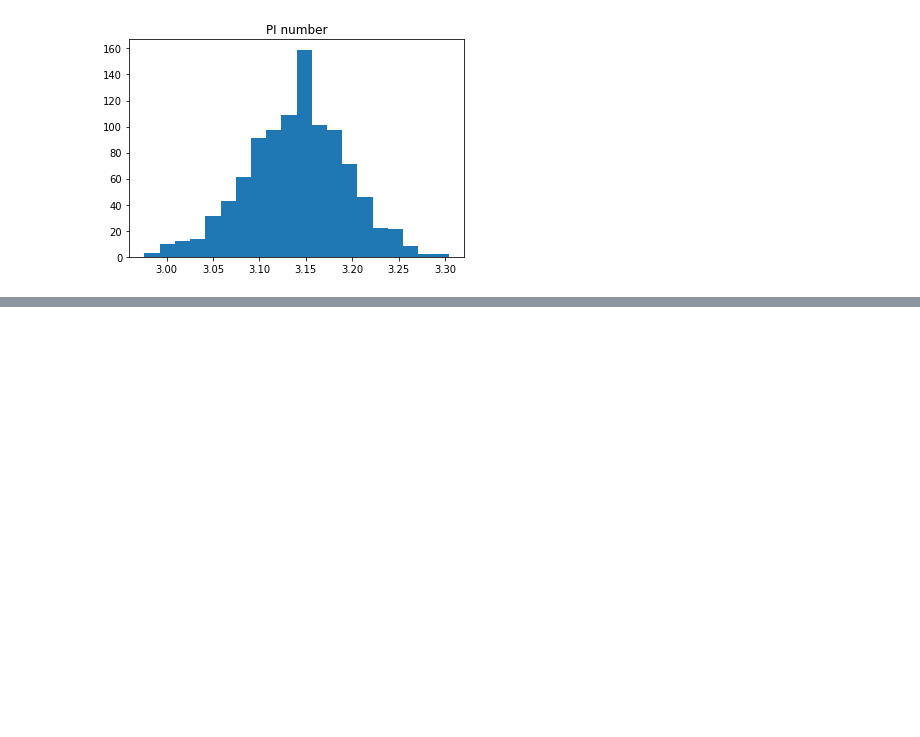
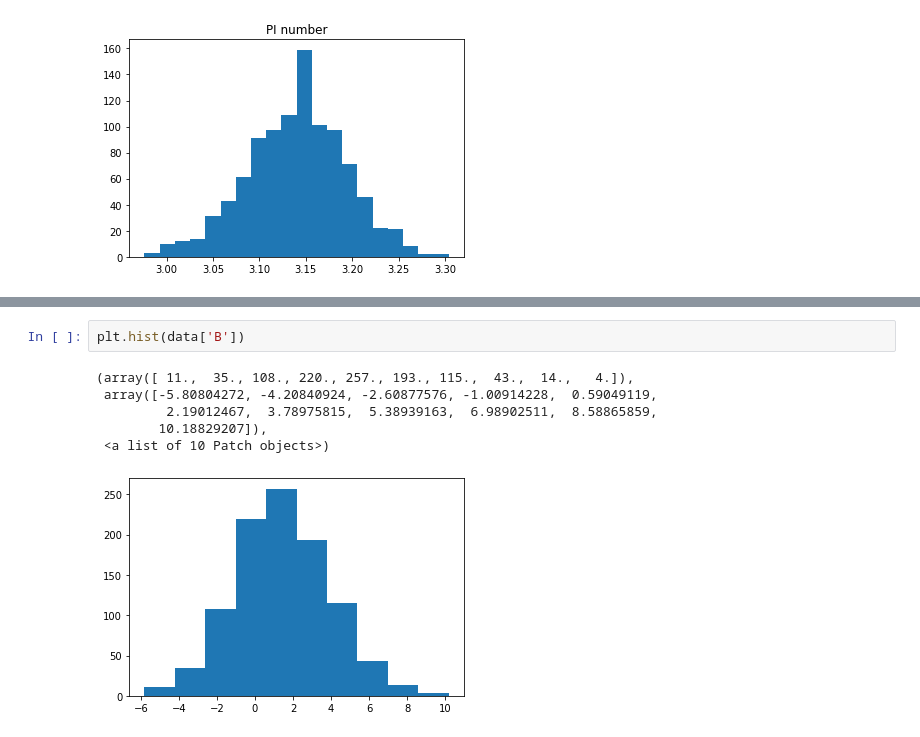
Before and after one commit to nestorsgarzonc/Fundamentals-of-Machine-learning, a Jupyter notebook: Udemy Course/T2-2 Daa cleaning.ipynb, the cells around one changed output, grey strips where cells are left out. Cells and saved outputs as stored; diff of their text form; blank space fills up the shorter version.

```diff
--- a/Udemy Course/T2-2 Daa cleaning.ipynb
+++ b/Udemy Course/T2-2 Daa cleaning.ipynb
@@ -139,0 +169,9 @@ x, fig=pi_montecarlo()
+# %%
+plt.hist(data['B'])
+# %% [output]
+(array([ 11.,  35., 108., 220., 257., 193., 115.,  43.,  14.,   4.]),
+ array([-5.80804272, -4.20840924, -2.60877576, -1.00914228,  0.59049119,
+         2.19012467,  3.78975815,  5.38939163,  6.98902511,  8.58865859,
+        10.18829207]),
+ <a list of 10 Patch objects>)
+[figure, added]
```
Also changed, not shown: parts of 13 cells of this notebook.
